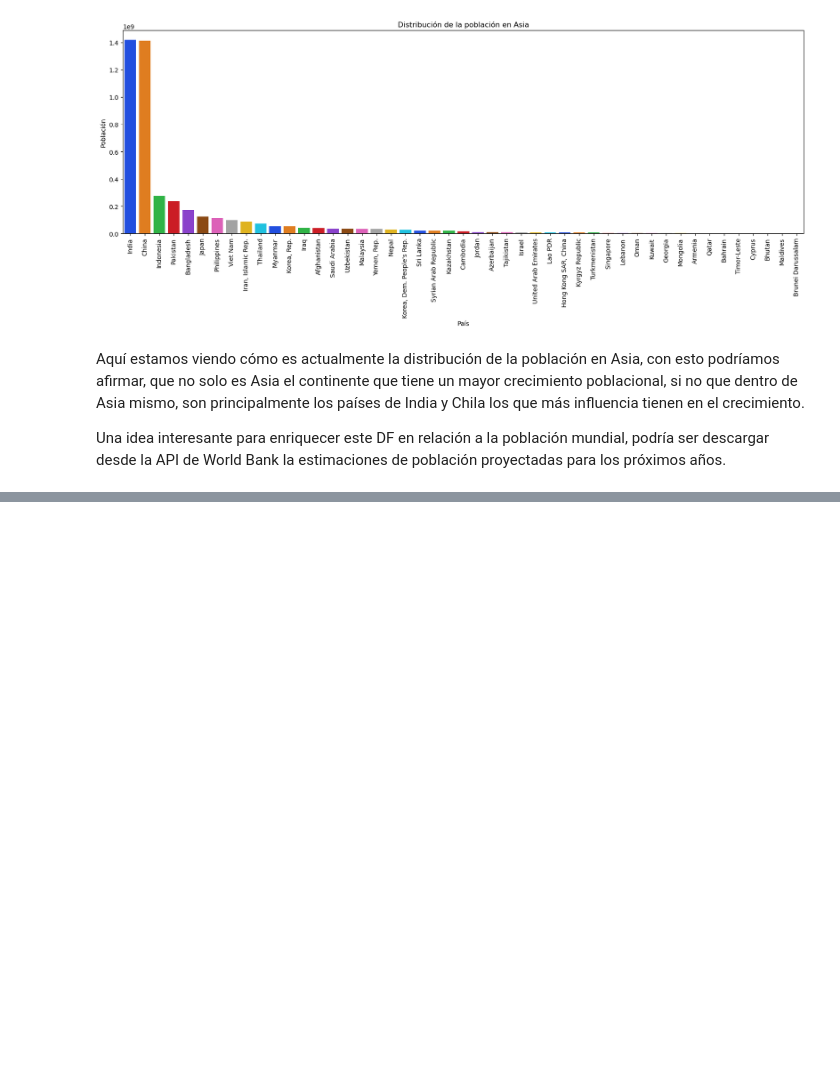
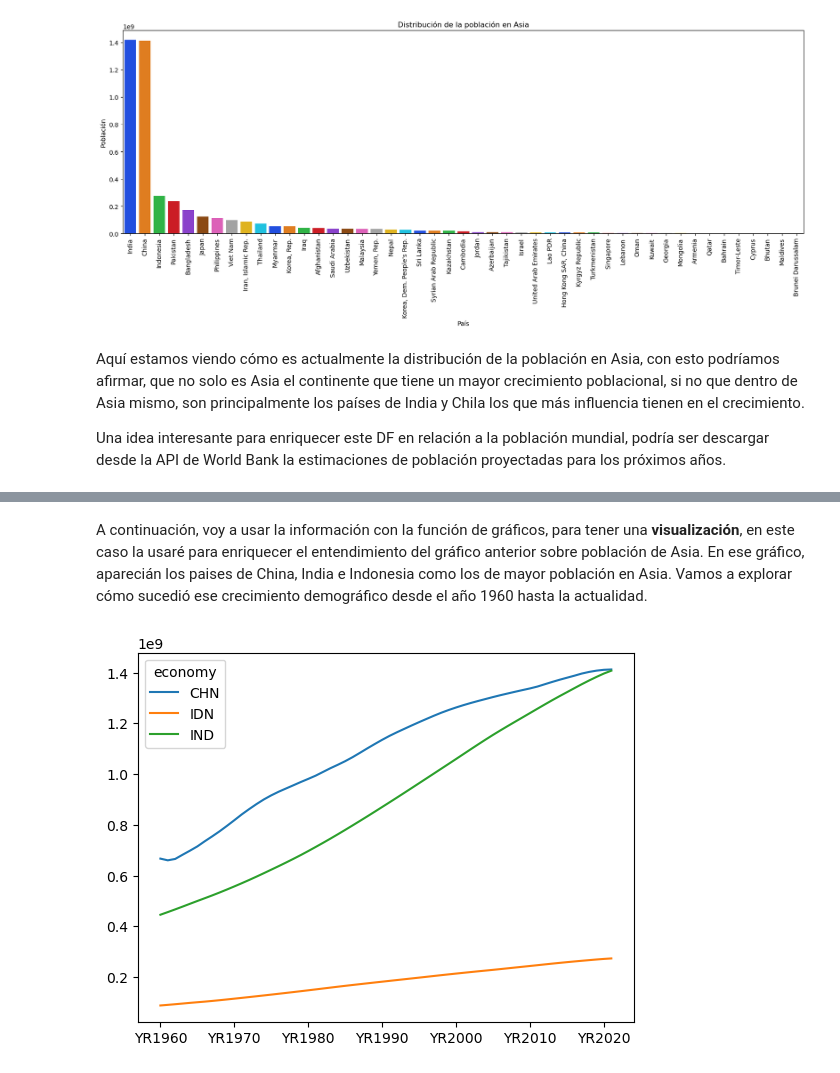
Before and after one commit to Karimsingera/Coderhouse_Data_Science, a Jupyter notebook: La_Transformancion_del_Mundo_en_los_Ultimos_60_anos.ipynb, the cells around one changed output, grey strips where cells are left out. Saved outputs shown, nothing was run; the diff lists cells and outputs as text; code cells hidden in the pictures; blank space fills up the shorter version.

```diff
--- a/La_Transformancion_del_Mundo_en_los_Ultimos_60_anos.ipynb
+++ b/La_Transformancion_del_Mundo_en_los_Ultimos_60_anos.ipynb
@@ -613,0 +740,10 @@ Una idea interesante para enriquecer este DF en relación a la población mundia
+# %% [markdown]
+A continuación, voy a usar la información con la función de gráficos, para tener una **visualización**, en este caso la usaré para enriquecer el entendimiento del gráfico anterior sobre población de Asia. En ese gráfico, aparecián los paises de China, India e Indonesia como los de mayor población en Asia. Vamos a explorar cómo sucedió ese crecimiento demográfico desde el año 1960 hasta la actualidad.
+# %%
+# consulto el indicados de población total, lo segmento a China, India e Indonesia, y aplico el rango de tiempo de 1960-2022
+
+wb.data.DataFrame('SP.POP.TOTL',
+       ['CHN', 'IND', 'IDN'],
+       time=range(1960,2022)).T.plot();
+# %% [output]
+[figure, added]
```
Also changed, not shown: parts of 30 cells of this notebook.
